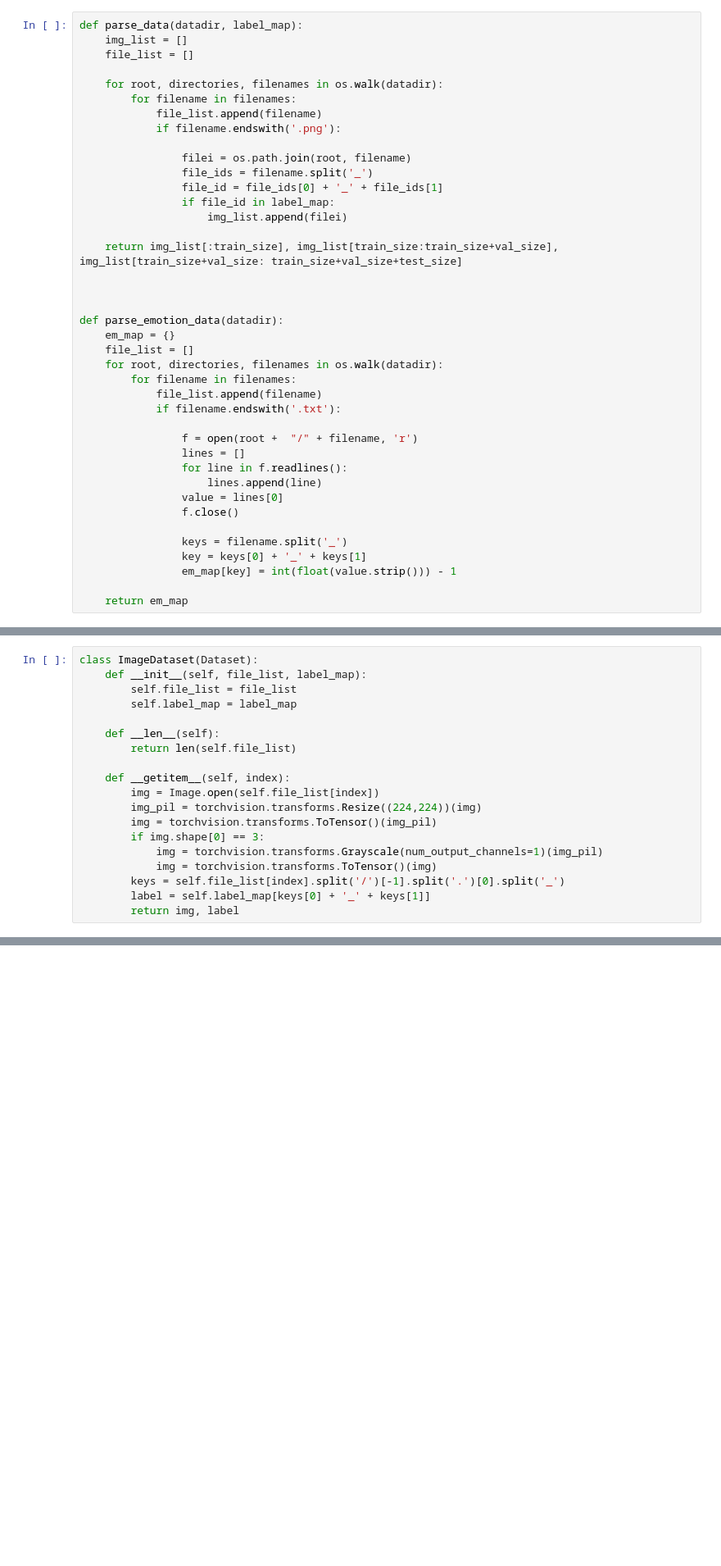
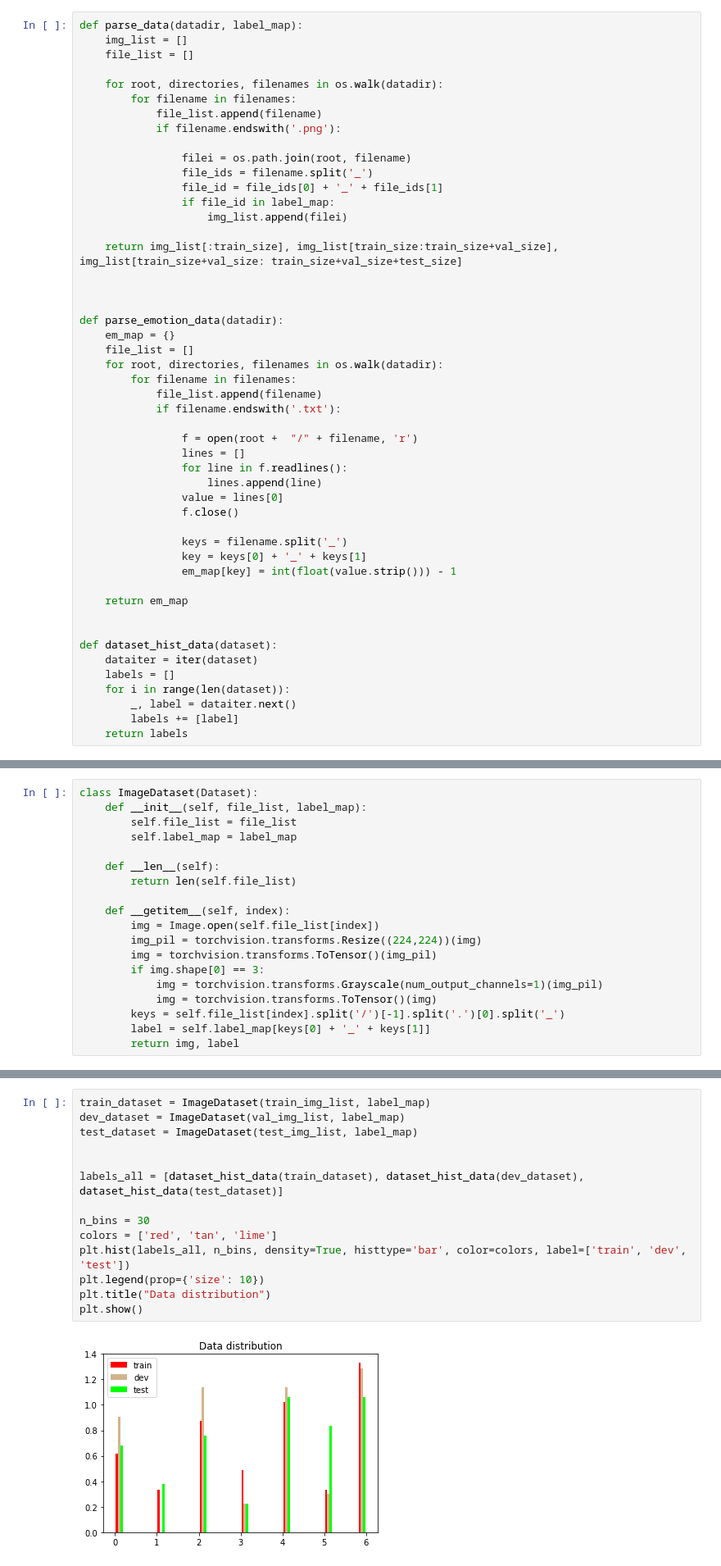
Before and after one commit to SiddharthMehtaRajendra/pythons, a Jupyter notebook: baseline_cnn_v3.ipynb, the cells around one changed output, grey strips where cells are left out. Shown: that part at 82% size. Cells and saved outputs as stored; diff of their text form; blank space fills up the shorter version.

Commit message:
histogram of train,dev,test

```diff
--- a/baseline_cnn_v3.ipynb
+++ b/baseline_cnn_v3.ipynb
@@ -58,3 +59,12 @@ def parse_emotion_data(datadir):
                 em_map[key] = int(float(value.strip())) - 1
 
     return em_map
+
+
+def dataset_hist_data(dataset):
+    dataiter = iter(dataset)
+    labels = []
+    for i in range(len(dataset)):
+        _, label = dataiter.next()
+        labels += [label]
+    return labels
@@ -118,0 +93,16 @@ torch.Size([1, 224, 224])
+# %%
+train_dataset = ImageDataset(train_img_list, label_map)
+dev_dataset = ImageDataset(val_img_list, label_map)
+test_dataset = ImageDataset(test_img_list, label_map)
+
+
+labels_all = [dataset_hist_data(train_dataset), dataset_hist_data(dev_dataset), dataset_hist_data(test_dataset)]
+
+n_bins = 30
+colors = ['red', 'tan', 'lime']
+plt.hist(labels_all, n_bins, density=True, histtype='bar', color=colors, label=['train', 'dev', 'test'])
+plt.legend(prop={'size': 10})
+plt.title("Data distribution")
+plt.show()
+# %% [output]
+[figure, added]
```
Also changed, not shown: parts of 9 cells of this notebook.
